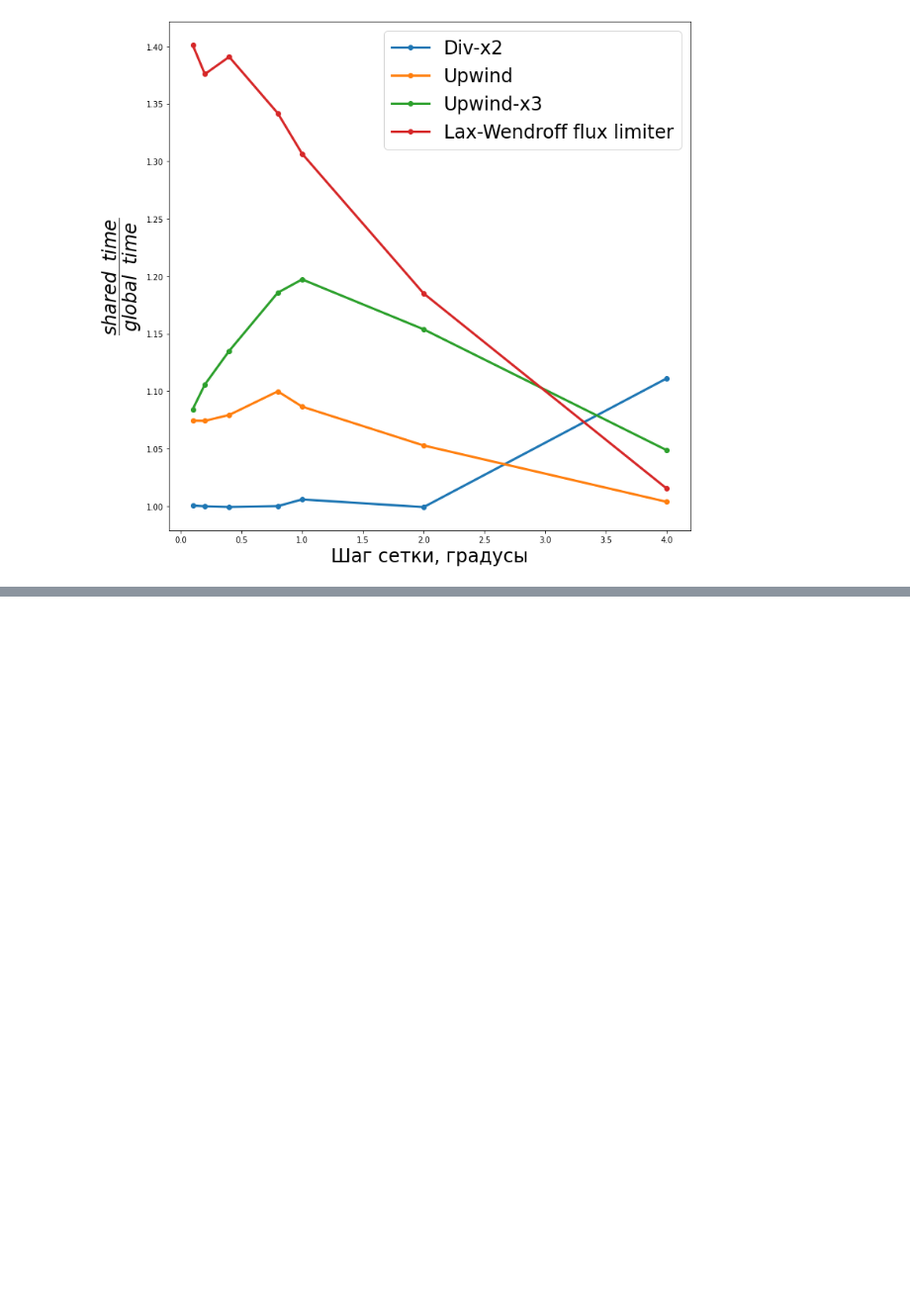
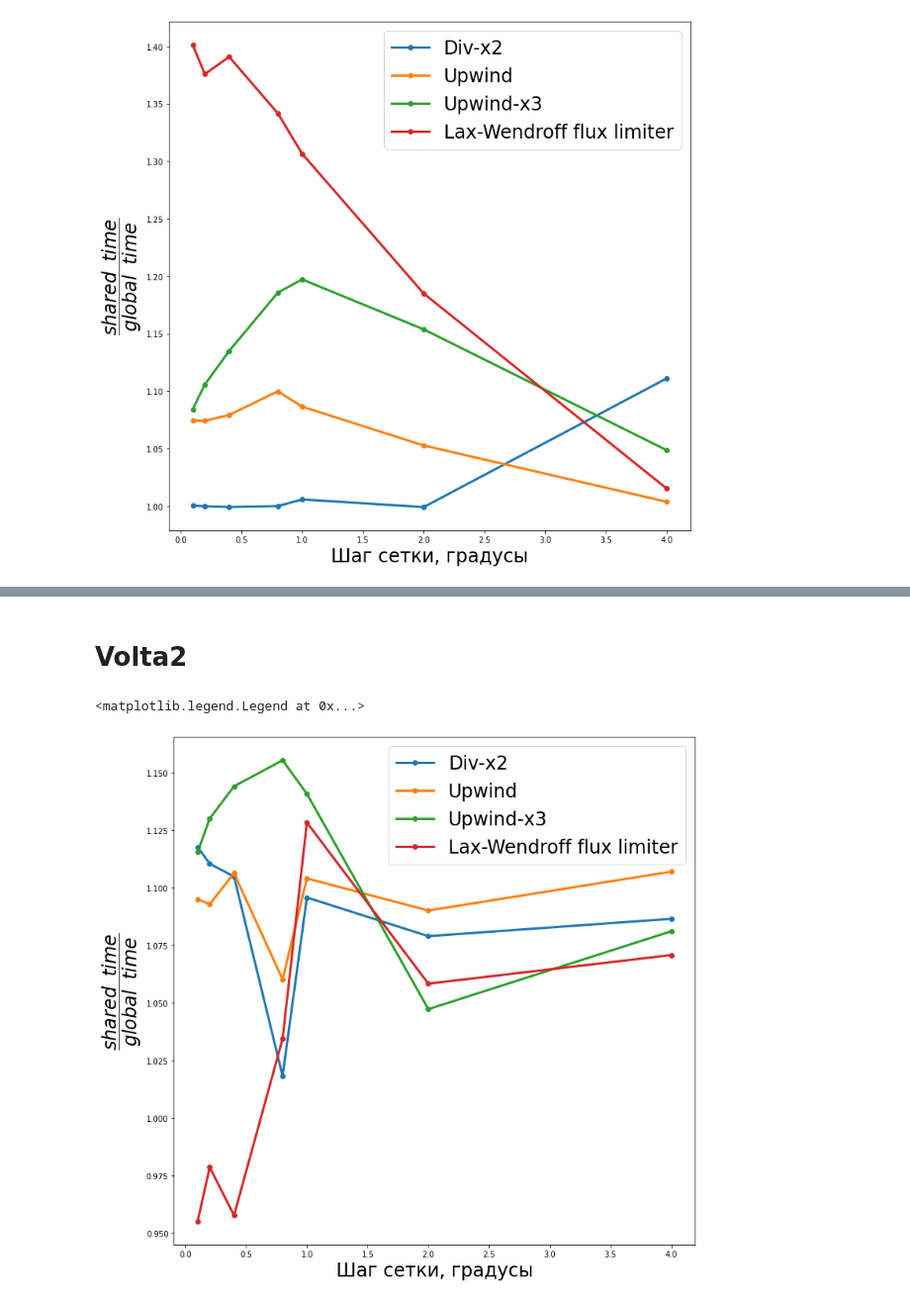
Before and after one commit to Lizzzka007/PythonProgs, a Jupyter notebook: ScaledPerfomance.ipynb, the cells around one changed output, grey strips where cells are left out. Shown at 99% size. Cells and saved outputs as stored; diff of their text form; code cells hidden in the pictures; blank space fills up the shorter version.

```diff
--- a/ScaledPerfomance.ipynb
+++ b/ScaledPerfomance.ipynb
@@ -230,0 +303,36 @@ ax.legend(fontsize = 24, loc='best')
+# %% [markdown]
+# Volta2
+# %%
+sh_d_v2  = [0.001897, 0.003485, 0.007599, 0.016611, 0.100881, 0.736799, 5.685593]
+gl_d_v2 =  [0.001746, 0.003230, 0.006935, 0.016314, 0.091309, 0.663527, 5.086857]
+
+sh_u_v2 =  [0.001904, 0.003436, 0.007726, 0.016552, 0.102477, 0.748360, 5.723551]
+gl_u_v2  = [0.001720, 0.003152, 0.006998, 0.015613, 0.092634, 0.684773, 5.227082]
+
+sh_u3_v2  = [0.002027, 0.003680, 0.008905, 0.018315, 0.107524, 0.779969, 5.946958]
+gl_u3_v2 =  [0.001875, 0.003514, 0.007806, 0.015852, 0.093985, 0.690196, 5.331635]
+
+sh_lax_v2 =  [0.002437, 0.004501, 0.011905, 0.022996, 0.131472, 0.902639, 7.346303]
+gl_lax_v2 =  [0.002276, 0.004253, 0.010551, 0.022232, 0.137290, 0.922436, 7.692849]
+
+AngleStep = [4, 2, 1, 0.8, 0.4, 0.2, 0.1]
+
+# Scale1(sh_lax, gl_lax)
+# Scale1(sh_u, gl_u)
+# Scale1(sh_u3, gl_u3)
+Scale1(sh_d_v2, gl_d_v2)
+Scale1(sh_u_v2, gl_u_v2)
+Scale1(sh_u3_v2, gl_u3_v2)
+Scale1(sh_lax_v2, gl_lax_v2)
+
+fig, ax = plt.subplots(figsize=(12,12))
+plt.xlabel("Шаг сетки, градусы", fontsize=24)
+plt.ylabel("$\dfrac{shared \;\; time}{global \;\; time}$", fontsize=24)
+ax.plot(AngleStep, sh_d_v2, marker='o', linewidth=3, label="Div-x2")
+ax.plot(AngleStep, sh_u_v2, marker='o', linewidth=3, label="Upwind")
+ax.plot(AngleStep, sh_u3_v2, marker='o', linewidth=3, label="Upwind-x3")
+ax.plot(AngleStep, sh_lax_v2, marker='o', linewidth=3, label="Lax-Wendroff flux limiter")
+ax.legend(fontsize = 24, loc='best')
+# %% [output]
+<matplotlib.legend.Legend at 0x...>
+[figure, added]
```
Also changed, not shown: parts of 8 cells of this notebook, 4 other files.
